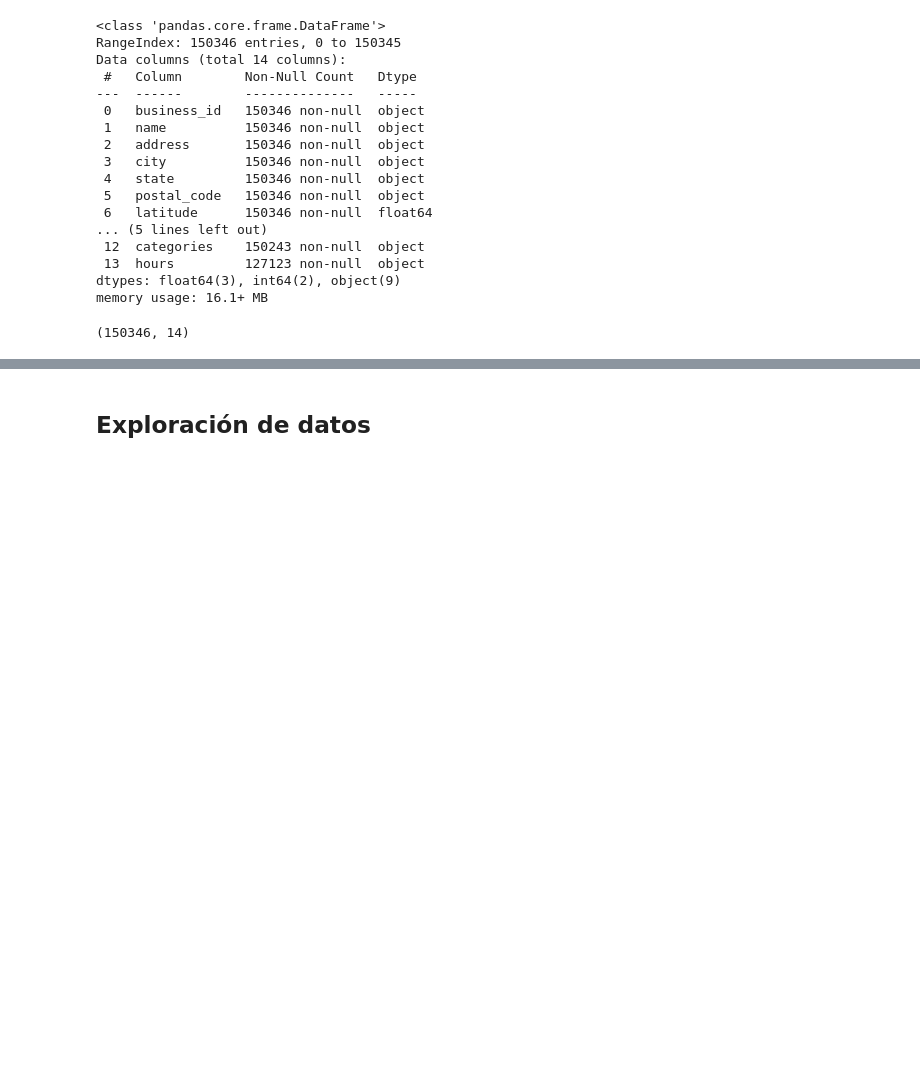
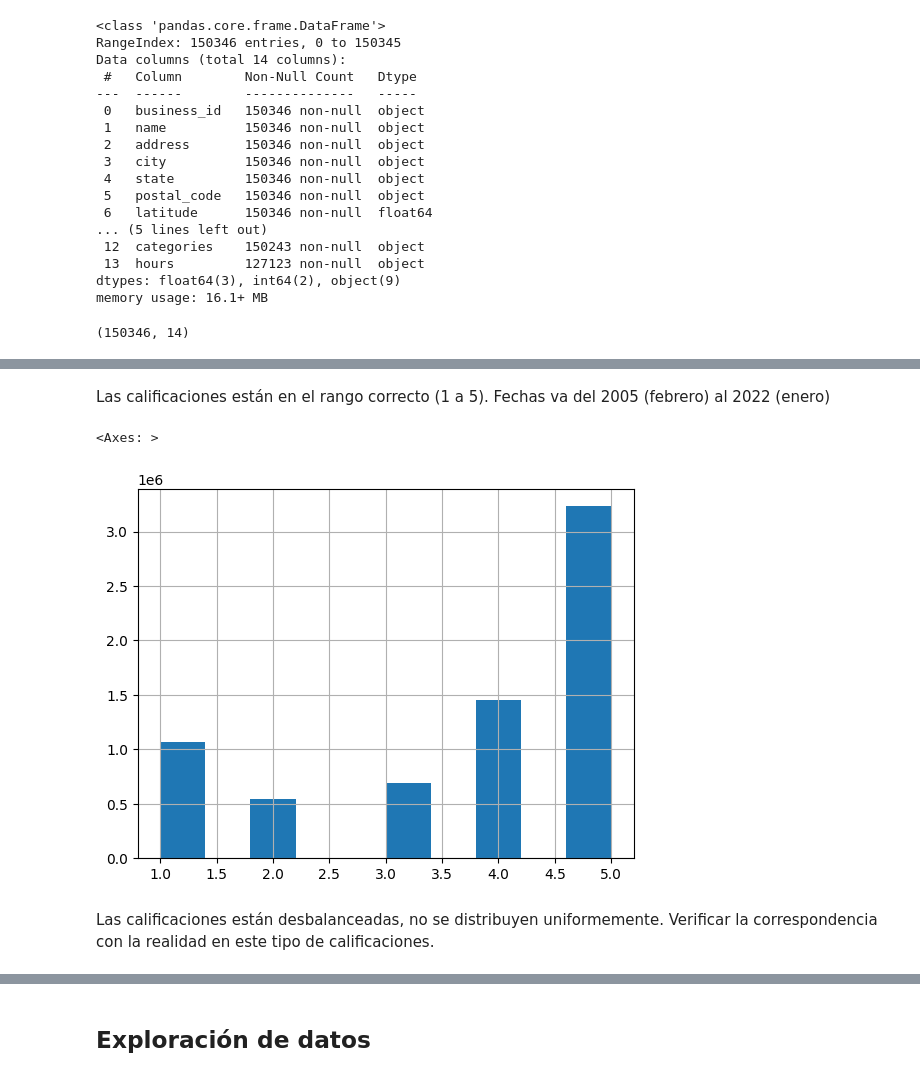
Before and after one commit to Sistemas-de-Recomendacion-Group-3/taller2_modelo, a Jupyter notebook: Taller_2_Recomendacion.ipynb, the cells around one changed output, grey strips where cells are left out. Drawn from its saved outputs; the diff is of its cells as text; code cells hidden in the pictures; blank space fills up the shorter version.

```diff
--- a/Taller_2_Recomendacion.ipynb
+++ b/Taller_2_Recomendacion.ipynb
@@ -118,0 +151,9 @@ df_review_iter
+# %% [markdown]
+Las calificaciones están en el rango correcto (1 a 5). Fechas va del 2005 (febrero) al 2022 (enero)
+# %%
+df_review.stars.hist()
+# %% [output]
+<Axes: >
+[figure, added]
+# %% [markdown]
+Las calificaciones están desbalanceadas, no se distribuyen uniformemente. Verificar la correspondencia con la realidad en este tipo de calificaciones.
```
Also changed, not shown: parts of 21 cells of this notebook.
